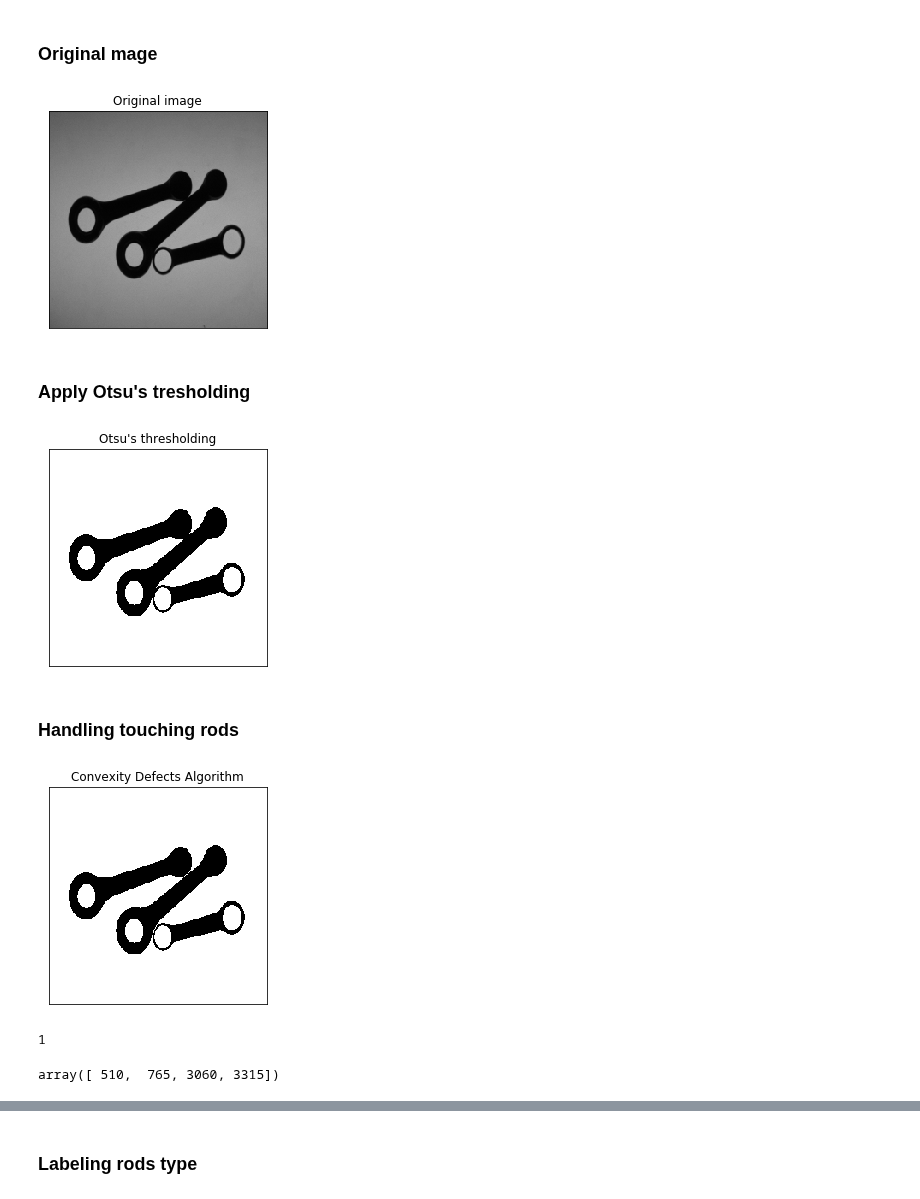
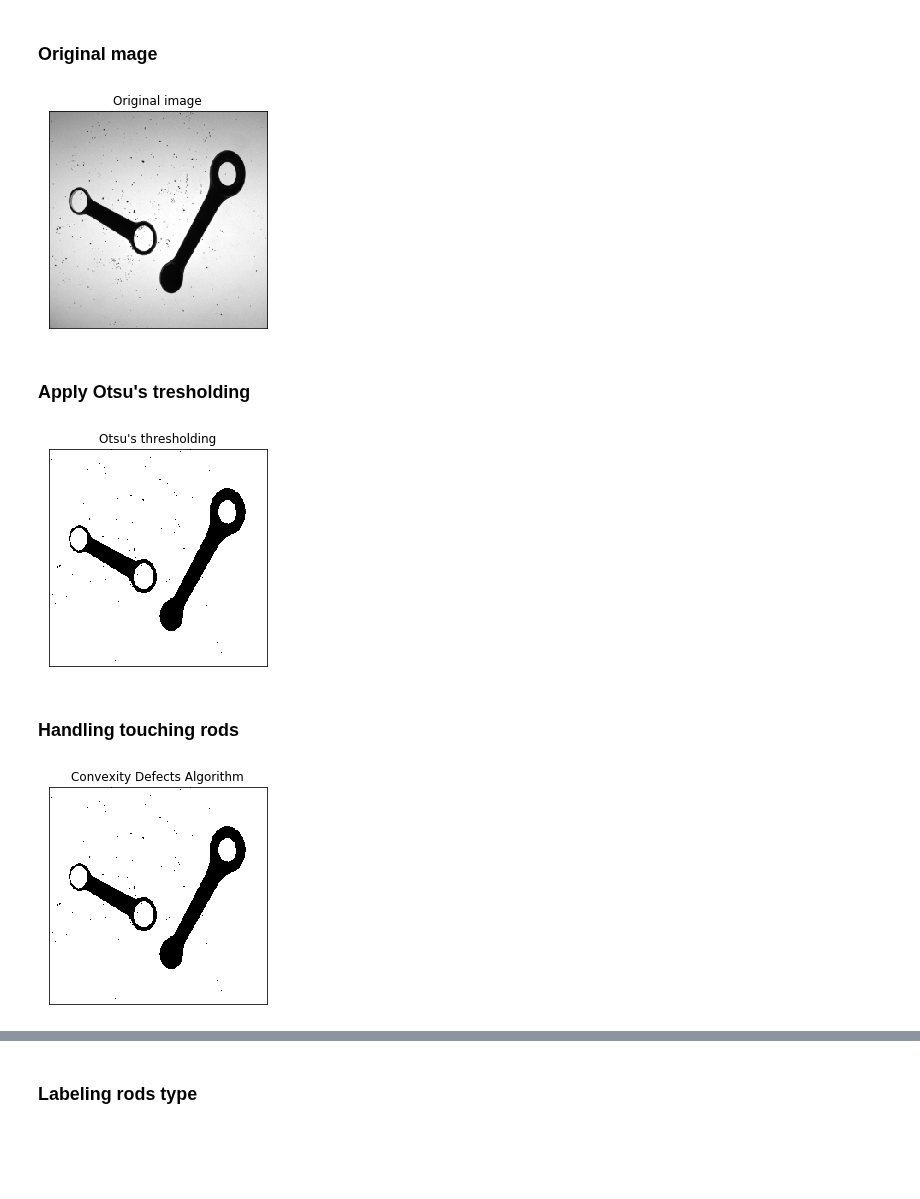
Before and after one commit to pptr3/connecting-rods, a Jupyter notebook: Connecting Rods.ipynb, the cells around one changed output, grey strips where cells are left out. Cells and saved outputs as stored; diff of their text form; code cells hidden in the pictures; blank space fills up the shorter version.

```diff
--- a/Connecting Rods.ipynb
+++ b/Connecting Rods.ipynb
@@ -107,19 +107,19 @@ def compute_width_at_barycenter(barX, barY, contours):
 # %%
 import cv2 as cv
 import numpy as np
 from matplotlib import pyplot as plt
 from scipy.spatial import distance
 import math
 
 plt.figure(figsize=(4,4))
 
-original_img = cv.imread('testImages/TESI51.BMP', 0)
+original_img = cv.imread('testImages/TESI98.BMP', 0)
 img = original_img.copy()
 plt.imshow(img, cmap='gray',vmin=0,vmax=255)
 plt.title('Original image'), plt.xticks([]), plt.yticks([])
 plt.show()
 # %% [output]
-[figure, old version]
+[figure, new version]
 # %% [markdown]
 ### Apply Otsu's tresholding
 # %%
@@ -128,7 +128,7 @@ plt.imshow(otsu_img,cmap = 'gray')
 plt.title('Otsu\'s thresholding'), plt.xticks([]), plt.yticks([])
 plt.show()
 # %% [output]
-[figure, old version]
+[figure, new version]
 # %% [markdown]
 ### Handling touching rods
 # %%
@@ -137,22 +137,4 @@ plt.imshow(separate_rods_img,cmap = 'gray')
 plt.title('Convexity Defects Algorithm'), plt.xticks([]), plt.yticks([])
 plt.show()
 # %% [output]
-[figure, old version]
+[figure, new version]
-# %%
-white_pixel_value_sum = []
-for i in range(len(c)):
-    white_pixel_value_sum.append(c[i][1])
-remove_duplicate_list = np.sort(list(set(white_pixel_value_sum)))
-
-changes_between_values = []
-for i in range(len(remove_duplicate_list) - 1):
-    changes_between_values.append(remove_duplicate_list[i + 1] - remove_duplicate_list[i])
-max_change = np.argmax(changes_between_values)
-threshold = int(round((remove_duplicate_list[max_change + 1] + remove_duplicate_list[max_change]) / 2))
-max_change
-# %% [output]
-1
-# %%
-remove_duplicate_list
-# %% [output]
-array([ 510,  765, 3060, 3315])
```
Also changed, not shown: parts of 23 cells of this notebook.
